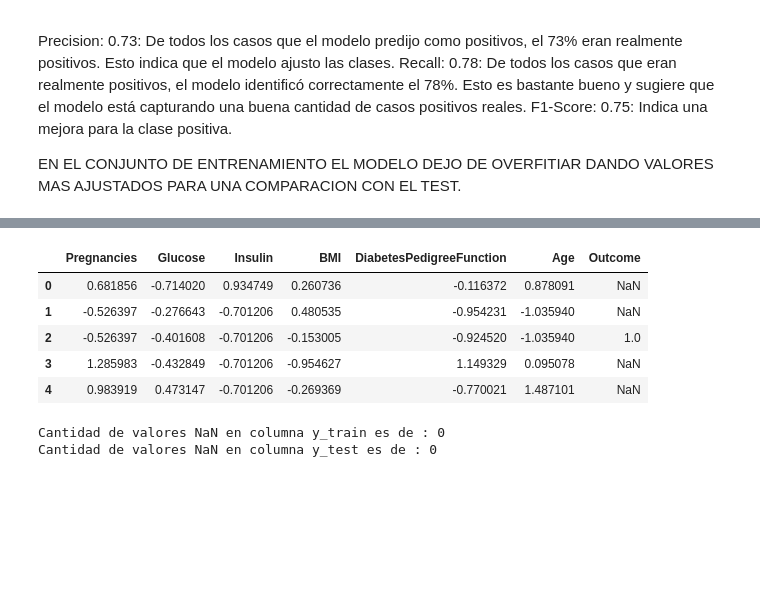
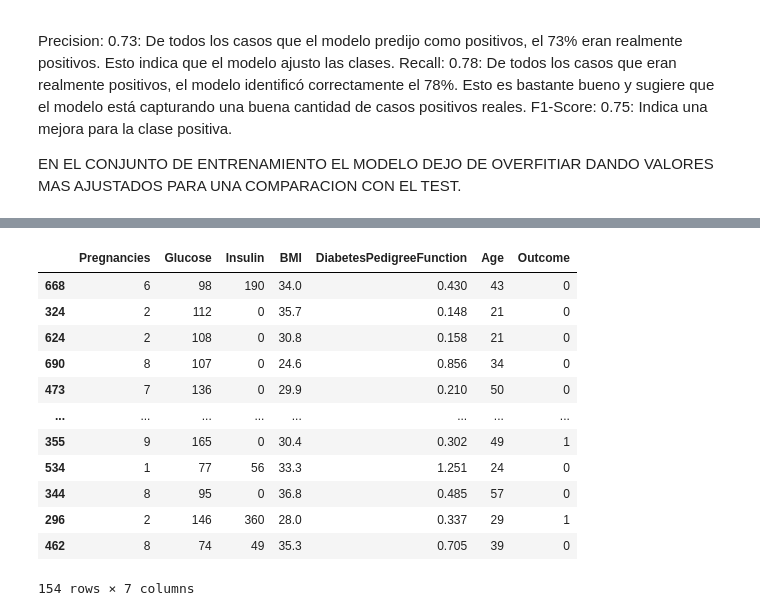
Before and after one commit to Jorge3127/Proyecto-arbol-de-decision-Jorge3127, a Jupyter notebook: src/explore.ipynb, the cells around one changed output, grey strips where cells are left out. Saved outputs shown, nothing was run; the diff lists cells and outputs as text; code cells hidden in the pictures; blank space fills up the shorter version.

```diff
--- a/src/explore.ipynb
+++ b/src/explore.ipynb
@@ -718,21 +739,20 @@ train_data.head()
 # %%
-test_data = pd.concat([X_test_sel, y_test], axis=1)
-test_data.head()
+test_data = pd.concat([X_test, y_test], axis=1)
+test_data
 # %% [output]
 |  | Pregnancies | Glucose | Insulin | BMI | DiabetesPedigreeFunction | Age | Outcome |
-| 0 | 0.681856 | -0.714020 | 0.934749 | 0.260736 | -0.116372 | 0.878091 | NaN |
-| 1 | -0.526397 | -0.276643 | -0.701206 | 0.480535 | -0.954231 | -1.035940 | NaN |
-| 2 | -0.526397 | -0.401608 | -0.701206 | -0.153005 | -0.924520 | -1.035940 | 1.0 |
-| 3 | 1.285983 | -0.432849 | -0.701206 | -0.954627 | 1.149329 | 0.095078 | NaN |
-| 4 | 0.983919 | 0.473147 | -0.701206 | -0.269369 | -0.770021 | 1.487101 | NaN |
+| 668 | 6 | 98 | 190 | 34.0 | 0.430 | 43 | 0 |
+| 324 | 2 | 112 | 0 | 35.7 | 0.148 | 21 | 0 |
+| 624 | 2 | 108 | 0 | 30.8 | 0.158 | 21 | 0 |
+| 690 | 8 | 107 | 0 | 24.6 | 0.856 | 34 | 0 |
+| 473 | 7 | 136 | 0 | 29.9 | 0.210 | 50 | 0 |
+| ... | ... | ... | ... | ... | ... | ... | ... |
+| 355 | 9 | 165 | 0 | 30.4 | 0.302 | 49 | 1 |
+| 534 | 1 | 77 | 56 | 33.3 | 1.251 | 24 | 0 |
+| 344 | 8 | 95 | 0 | 36.8 | 0.485 | 57 | 0 |
+| 296 | 2 | 146 | 360 | 28.0 | 0.337 | 29 | 1 |
+| 462 | 8 | 74 | 49 | 35.3 | 0.705 | 39 | 0 |
+154 rows × 7 columns
-# %%
-na_counts_y_train = y_train.isna().sum()
-na_counts_y_test = y_test.isna().sum()
-print("Cantidad de valores NaN en columna y_train es de :", na_counts_y_train)
-print("Cantidad de valores NaN en columna y_test es de :", na_counts_y_test)
-# %% [output]
-Cantidad de valores NaN en columna y_train es de : 0
-Cantidad de valores NaN en columna y_test es de : 0
 # %%
 # Define la ruta en tu codespace de GitHub
 train_path = '/workspaces/Proyecto-arbol-de-decision-Jorge3127/data/processed/dataset_limpio_diabetes_arbol_train.csv'
```
Also changed, not shown: parts of 3 cells of this notebook, 2 other files.
